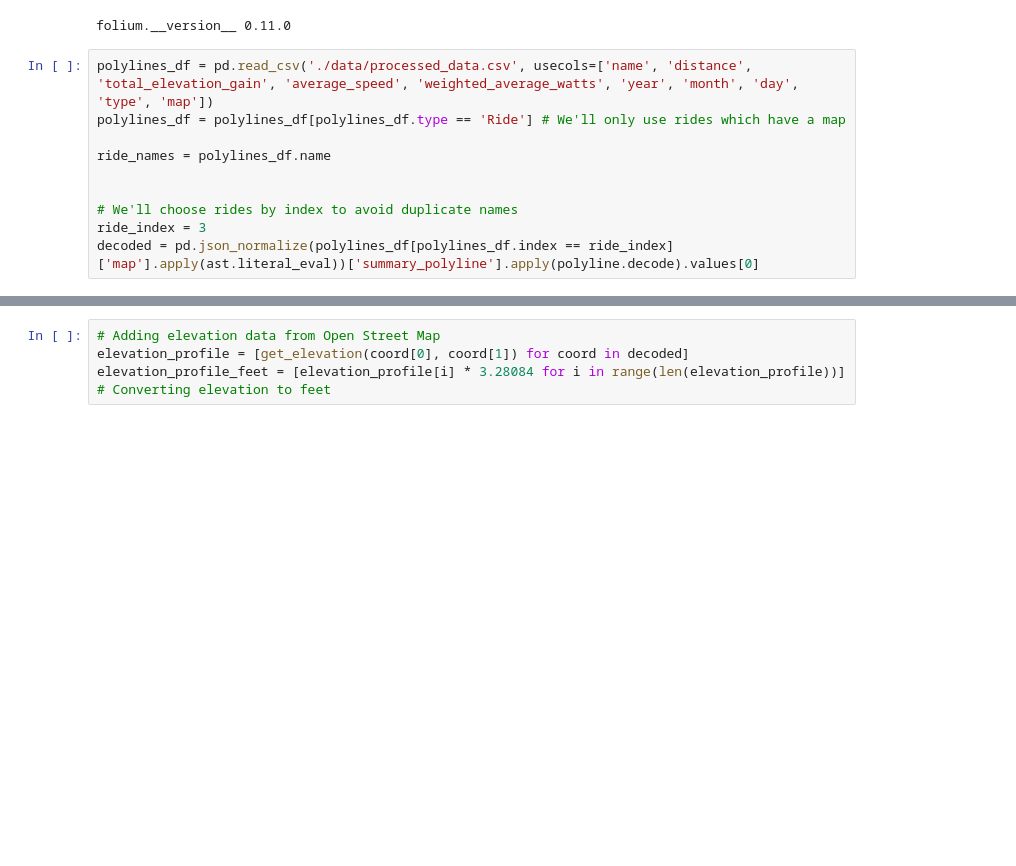
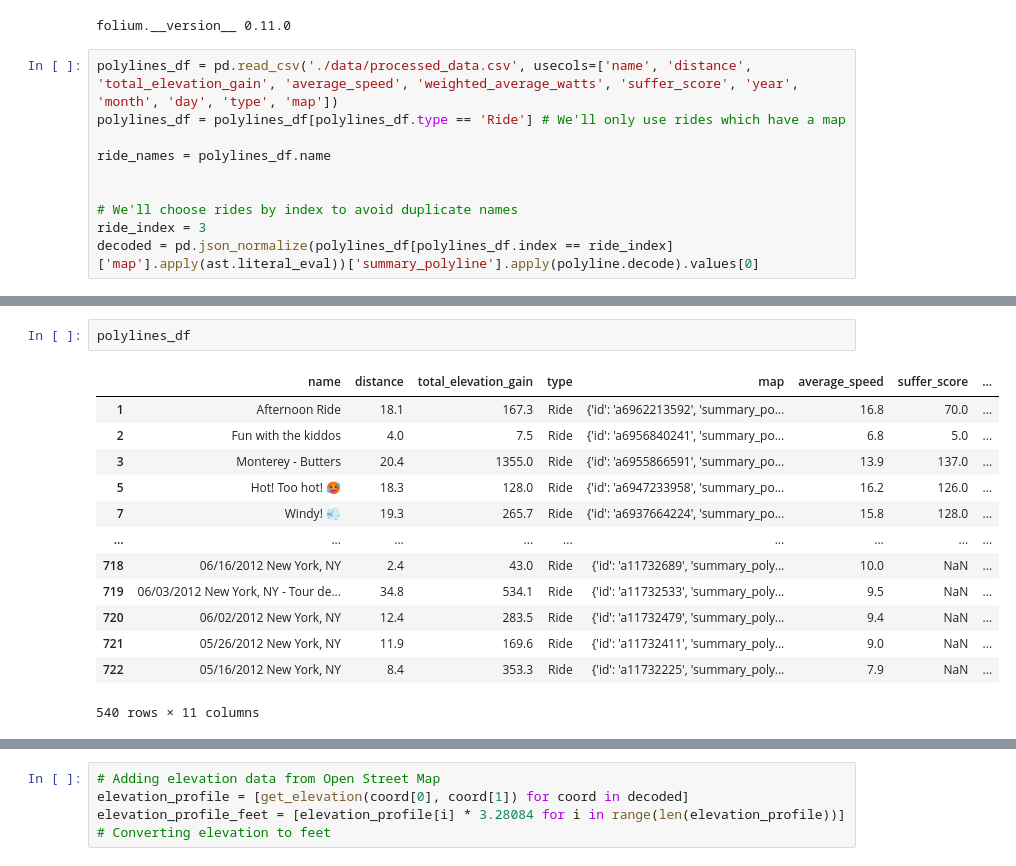
Before and after one commit to tiroger/my-strava, a Jupyter notebook: maps.ipynb, the cells around one changed output, grey strips where cells are left out. Cells and saved outputs as stored; diff of their text form; blank space fills up the shorter version.

```diff
--- a/maps.ipynb
+++ b/maps.ipynb
@@ -28,7 +33,7 @@ print("folium.__version__",folium.__version__)
 # %% [output]
 folium.__version__ 0.11.0
 # %%
-polylines_df = pd.read_csv('./data/processed_data.csv', usecols=['name', 'distance', 'total_elevation_gain', 'average_speed', 'weighted_average_watts', 'year', 'month', 'day', 'type', 'map'])
+polylines_df = pd.read_csv('./data/processed_data.csv', usecols=['name', 'distance', 'total_elevation_gain', 'average_speed', 'weighted_average_watts', 'suffer_score', 'year', 'month', 'day', 'type', 'map'])
 polylines_df = polylines_df[polylines_df.type == 'Ride'] # We'll only use rides which have a map
 
 ride_names = polylines_df.name
@@ -39,0 +65,16 @@ decoded = pd.json_normalize(polylines_df[polylines_df.index == ride_index]['map'
+# %%
+polylines_df
+# %% [output]
+|  | name | distance | total_elevation_gain | type | map | average_speed | suffer_score | ... |
+| 1 | Afternoon Ride | 18.1 | 167.3 | Ride | {'id': 'a6962213592', 'summary_po... | 16.8 | 70.0 | ... |
+| 2 | Fun with the kiddos | 4.0 | 7.5 | Ride | {'id': 'a6956840241', 'summary_po... | 6.8 | 5.0 | ... |
+| 3 | Monterey - Butters | 20.4 | 1355.0 | Ride | {'id': 'a6955866591', 'summary_po... | 13.9 | 137.0 | ... |
+| 5 | Hot! Too hot! 🥵 | 18.3 | 128.0 | Ride | {'id': 'a6947233958', 'summary_po... | 16.2 | 126.0 | ... |
+| 7 | Windy! 💨 | 19.3 | 265.7 | Ride | {'id': 'a6937664224', 'summary_po... | 15.8 | 128.0 | ... |
+| ... | ... | ... | ... | ... | ... | ... | ... | ... |
+| 718 | 06/16/2012 New York, NY | 2.4 | 43.0 | Ride | {'id': 'a11732689', 'summary_poly... | 10.0 | NaN | ... |
+| 719 | 06/03/2012 New York, NY - Tour de... | 34.8 | 534.1 | Ride | {'id': 'a11732533', 'summary_poly... | 9.5 | NaN | ... |
+| 720 | 06/02/2012 New York, NY | 12.4 | 283.5 | Ride | {'id': 'a11732479', 'summary_poly... | 9.4 | NaN | ... |
+| 721 | 05/26/2012 New York, NY | 11.9 | 169.6 | Ride | {'id': 'a11732411', 'summary_poly... | 9.0 | NaN | ... |
+| 722 | 05/16/2012 New York, NY | 8.4 | 353.3 | Ride | {'id': 'a11732225', 'summary_poly... | 7.9 | NaN | ... |
+540 rows × 11 columns
```
Also changed, not shown: parts of 7 cells of this notebook, 1 other file.
